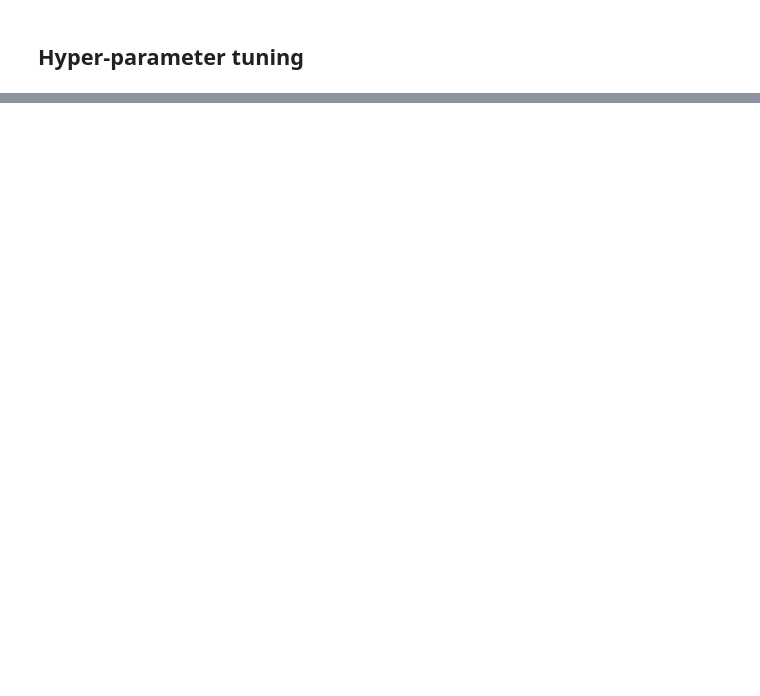
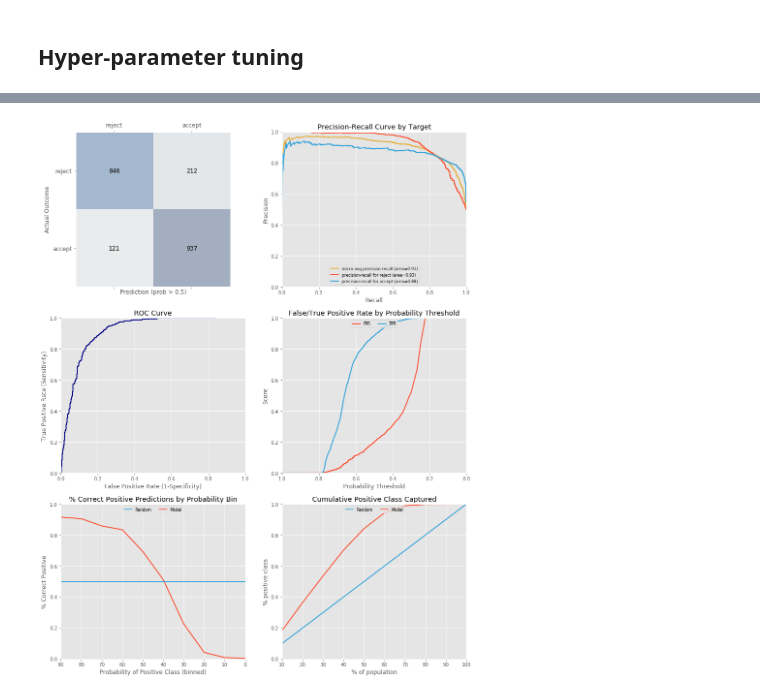
Before and after one commit to MVerbakel/machine_learning, a Jupyter notebook: Examples/Model_build_example.ipynb, the cells around one changed output, grey strips where cells are left out. Saved outputs shown, nothing was run; the diff lists cells and outputs as text; code cells hidden in the pictures; blank space fills up the shorter version.

Commit message:
added performance metrics

```diff
--- a/Examples/Model_build_example.ipynb
+++ b/Examples/Model_build_example.ipynb
@@ -82,0 +71,24 @@ print(hyper_parameter_tuning_results)
+# %%
+xgb = xgboost.XGBClassifier(n_estimators=1000)
+scale_target = sum(np.argwhere(y_train == 0))/sum(np.argwhere(y_train == 1))
+
+tuning_params = [{'max_depth': [5, 10],
+                  'colsample_bytree': [0.5, 0.7],
+                  'subsample': [0.5, 0.7],
+                  'max_delta_step': [0, 5],
+                  'gamma': [0, 5, 10],
+#                   'min_child_weight': [1, 5],
+#                   'scale_pos_weight': [1, scale_target[0]/2, scale_target[0]],
+#                   'reg_alpha': [0, 0.01],
+                  'learning_rate': [0.01, 0.1]
+                 }]
+
+clf = GridSearchCV(xgb, tuning_params, scoring='roc_auc')
+clf.fit(x_train_scaled, y_train)
+print('\nBest Parameters:')
+print(clf.best_params_)
+print('\nCross-validation results:\n')
+print(clf.cv_results_)
+print('\nDetailed report:\n')
+y_true, y_predicted = y_test, clf.predict(x_test_scaled)
+print(classification_report(y_true, y_predicted))
@@ -82,0 +113,5 @@ print(hyper_parameter_tuning_results)
+# %%
+# Train strongest model based on tuning
+xgb = xgboost.XGBClassifier(**clf.best_params_)
+
+xgb.fit(x_train_scaled, y_train)
@@ -143,0 +169,4 @@ avg / total       0.85      0.85      0.85      2116
+# %%
+performance_plots = performance_metrics.performance_plots(clf=xgb, x_test=x_test_scaled, y_test=y_test, target_names=target_names)
+# %% [output]
+[figure, added]
```
Also changed, not shown: parts of 19 cells of this notebook.
